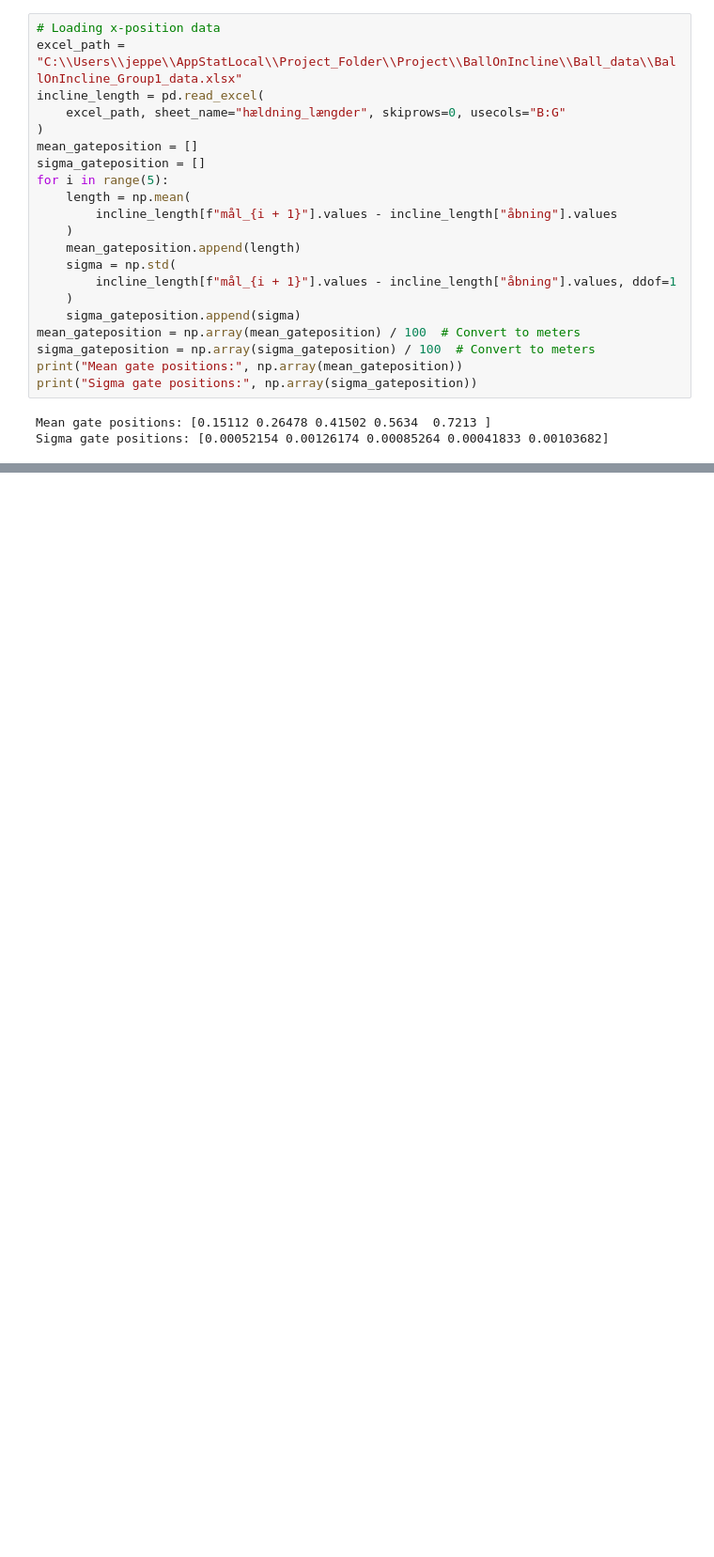
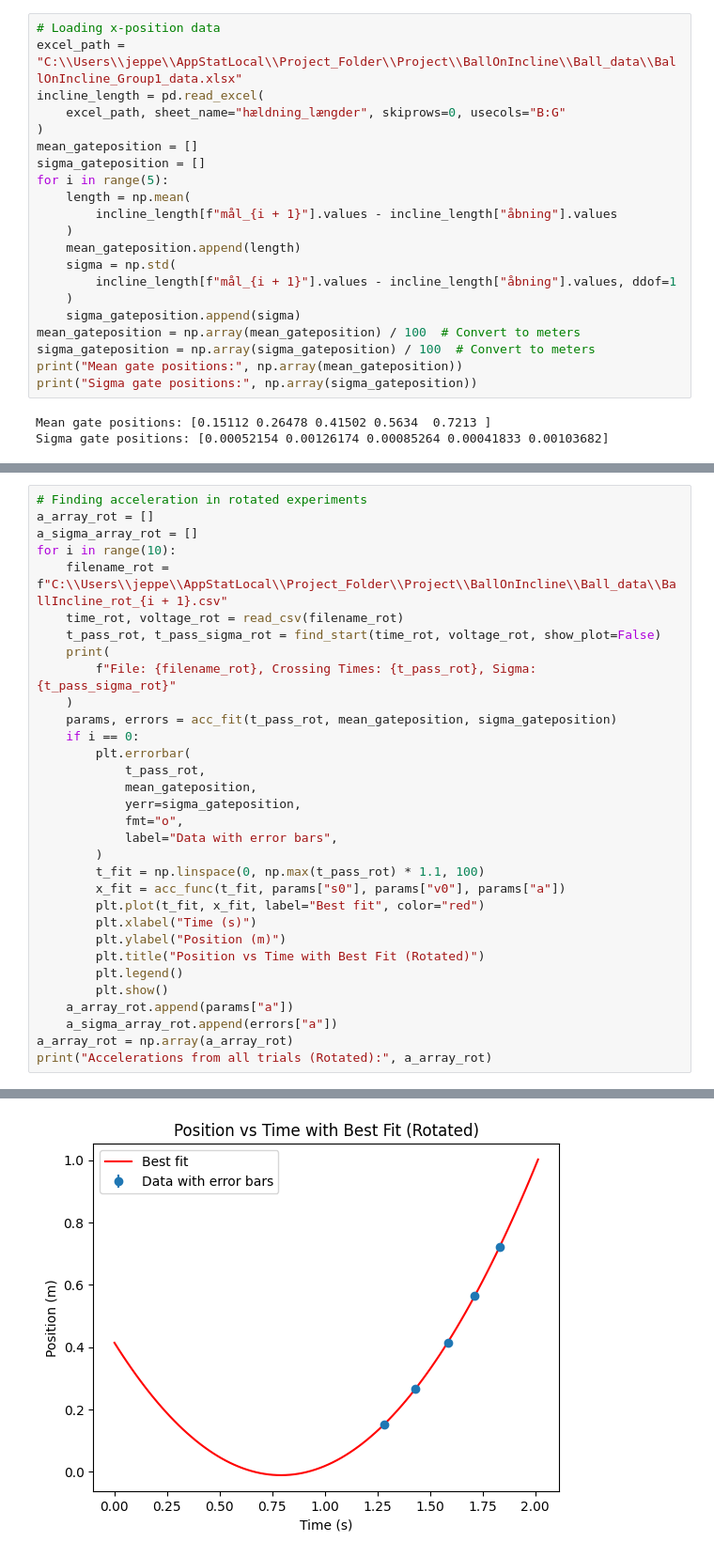
Before and after one commit to Julieloegstrup/Project, a Jupyter notebook: Jeppe_code/incline_calc.ipynb, the cells around one changed output, grey strips where cells are left out. Shown at 94% size. Cells and saved outputs as stored; diff of their text form; blank space fills up the shorter version.

```diff
--- a/Jeppe_code/incline_calc.ipynb
+++ b/Jeppe_code/incline_calc.ipynb
@@ -127,0 +145,33 @@ Accelerations from all trials: [1.36383482 1.3670142  1.36161032 1.36099078 1.37
+# %%
+# Finding acceleration in rotated experiments
+a_array_rot = []
+a_sigma_array_rot = []
+for i in range(10):
+    filename_rot = f"C:\\Users\\jeppe\\AppStatLocal\\Project_Folder\\Project\\BallOnIncline\\Ball_data\\BallIncline_rot_{i + 1}.csv"
+    time_rot, voltage_rot = read_csv(filename_rot)
+    t_pass_rot, t_pass_sigma_rot = find_start(time_rot, voltage_rot, show_plot=False)
+    print(
+        f"File: {filename_rot}, Crossing Times: {t_pass_rot}, Sigma: {t_pass_sigma_rot}"
+    )
+    params, errors = acc_fit(t_pass_rot, mean_gateposition, sigma_gateposition)
+    if i == 0:
+        plt.errorbar(
+            t_pass_rot,
+            mean_gateposition,
+            yerr=sigma_gateposition,
+            fmt="o",
+            label="Data with error bars",
+        )
+        t_fit = np.linspace(0, np.max(t_pass_rot) * 1.1, 100)
+        x_fit = acc_func(t_fit, params["s0"], params["v0"], params["a"])
+        plt.plot(t_fit, x_fit, label="Best fit", color="red")
+        plt.xlabel("Time (s)")
+        plt.ylabel("Position (m)")
+        plt.title("Position vs Time with Best Fit (Rotated)")
+        plt.legend()
+        plt.show()
+    a_array_rot.append(params["a"])
+    a_sigma_array_rot.append(errors["a"])
+a_array_rot = np.array(a_array_rot)
+print("Accelerations from all trials (Rotated):", a_array_rot)
+# %% [output]
@@ -127,0 +188 @@ Accelerations from all trials: [1.36383482 1.3670142  1.36161032 1.36099078 1.37
+[figure, added]
```
Also changed, not shown: parts of 12 cells of this notebook, 3 other files.
